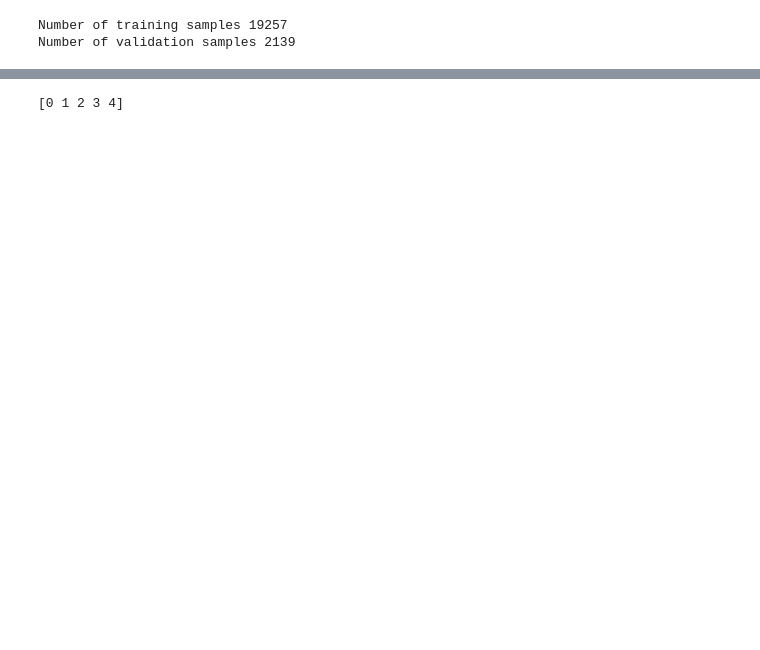
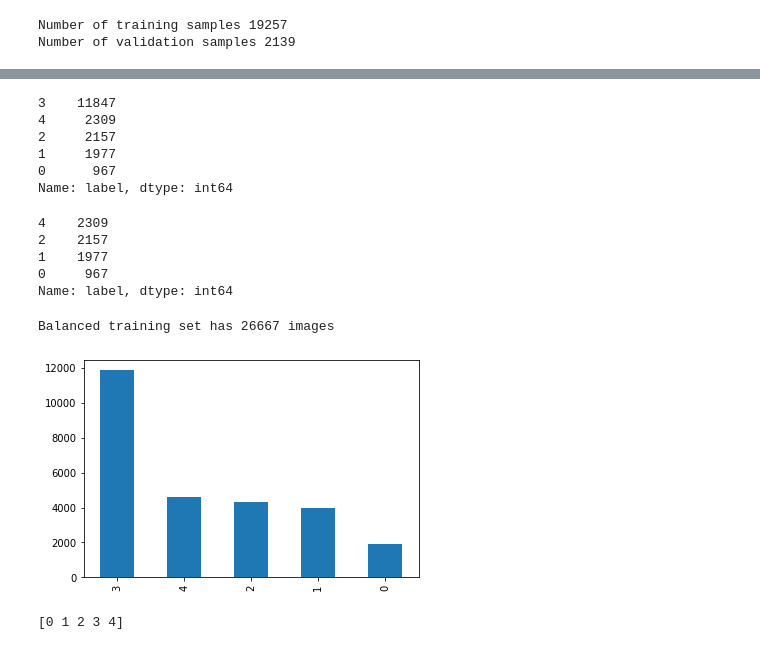
Before and after one commit to fudw/cassava-diseases-classification, a Jupyter notebook: cassava-diseases-classification-tf.ipynb, the cells around one changed output, grey strips where cells are left out. Cells and saved outputs as stored; diff of their text form; code cells hidden in the pictures; blank space fills up the shorter version.

```diff
--- a/cassava-diseases-classification-tf.ipynb
+++ b/cassava-diseases-classification-tf.ipynb
@@ -72,0 +82,9 @@ val_images_df = images_df[train_count:]
+# %%
+train_images_df.label.value_counts()#.plot(kind = 'bar')
+# %% [output]
+3    11847
+4     2309
+2     2157
+1     1977
+0      967
+Name: label, dtype: int64
@@ -72,0 +95,12 @@ val_images_df = images_df[train_count:]
+# %%
+train_images_df_minority_oversample = pd.concat([pd.concat([train_images_df[train_images_df['label']==0]]*1),
+                                               pd.concat([train_images_df[train_images_df['label']==1]]*1),
+                                               pd.concat([train_images_df[train_images_df['label']==2]]*1),
+                                               pd.concat([train_images_df[train_images_df['label']==4]]*1)])
+train_images_df_minority_oversample.label.value_counts()
+# %% [output]
+4    2309
+2    2157
+1    1977
+0     967
+Name: label, dtype: int64
@@ -72,0 +109,7 @@ val_images_df = images_df[train_count:]
+# %%
+train_images_df_balanced = pd.concat([train_images_df, train_images_df_minority_oversample.sample(frac = 1, random_state = seed)])
+train_images_df_balanced.label.value_counts().plot(kind='bar')
+print(f'Balanced training set has {len(train_images_df_balanced)} images')
+# %% [output]
+Balanced training set has 26667 images
+[figure, added]
```
Also changed, not shown: parts of 33 cells of this notebook.
